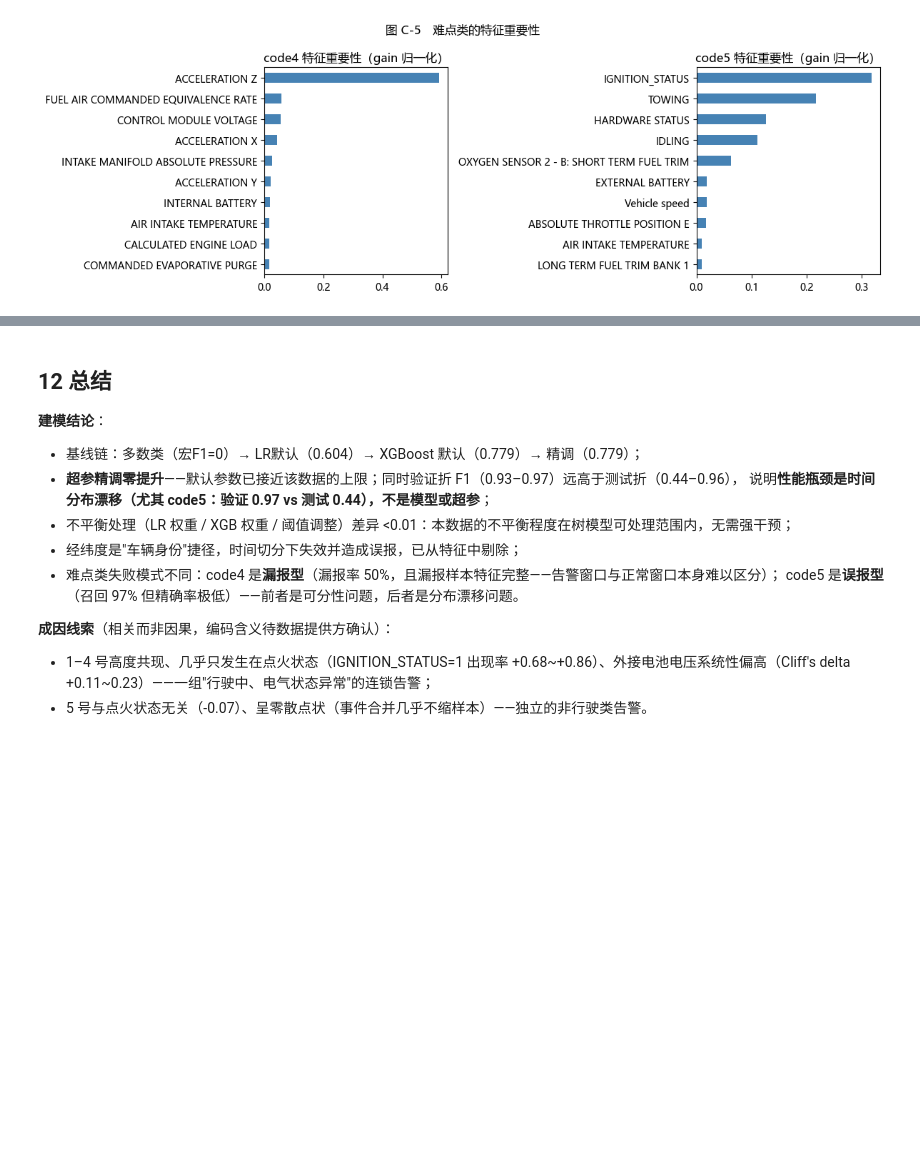
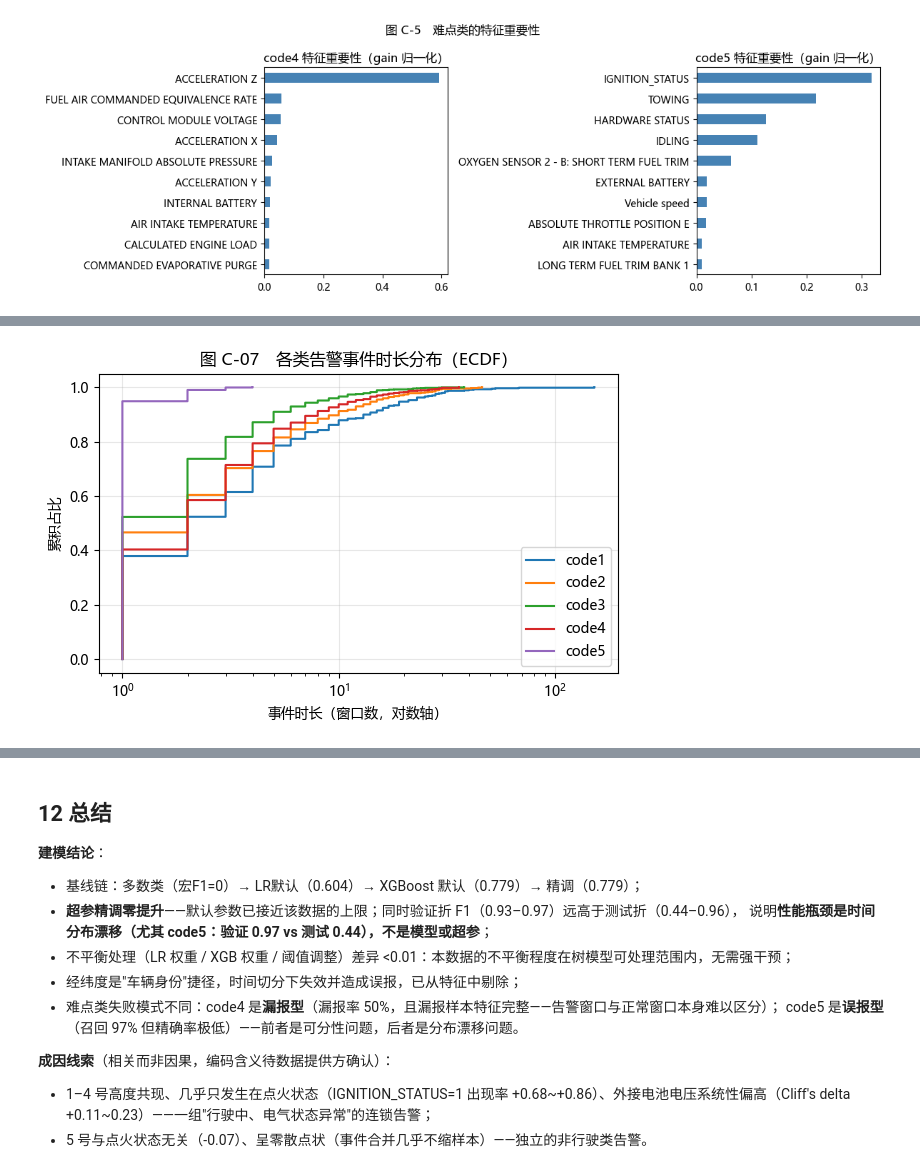
Before and after one commit to asr000/vehicle-iot-analysis, a Jupyter notebook: notebooks/C_alarm_analysis.ipynb, the cells around one changed output, grey strips where cells are left out. Cells and saved outputs as stored; diff of their text form; code cells hidden in the pictures; blank space fills up the shorter version.

```diff
--- a/C_alarm_analysis.ipynb
+++ b/notebooks/C_alarm_analysis.ipynb
@@ -655,0 +661,24 @@ plt.show()
+# %%
+# 图 C-07 事件时长分布（ECDF，事件定义与 8.1 节一致）
+evt_lengths = {}
+for k in CODES:
+    col = Y_sorted[k].to_numpy()
+    prev = np.roll(col, 1); prev[0] = 0
+    starts = (col == 1) & ((prev == 0) | (~gap_ok.to_numpy()))
+    evt_id = starts.cumsum()
+    pos_mask = col == 1
+    lengths = pd.Series(evt_id[pos_mask]).groupby(pd.Series(evt_id[pos_mask])).size().to_numpy()
+    evt_lengths[k] = lengths
+
+fig, ax = plt.subplots(figsize=(6, 4))
+for k in CODES:
+    xs = np.sort(evt_lengths[k])
+    ys = np.arange(1, len(xs) + 1) / len(xs)
+    ax.step(xs, ys, where="post", label=f"code{k}")
+ax.set_xscale("log")
+ax.set_xlabel("事件时长（窗口数，对数轴）"); ax.set_ylabel("累积占比")
+ax.legend(); ax.set_title("图 C-07　各类告警事件时长分布（ECDF）")
+ax.grid(alpha=0.3)
+fig.tight_layout(); fig.savefig(FIG / "C07_event_duration.png", dpi=150); plt.show()
+# %% [output]
+[figure, added]
```
Also changed, not shown: parts of 4 cells of this notebook, 32 other files.
